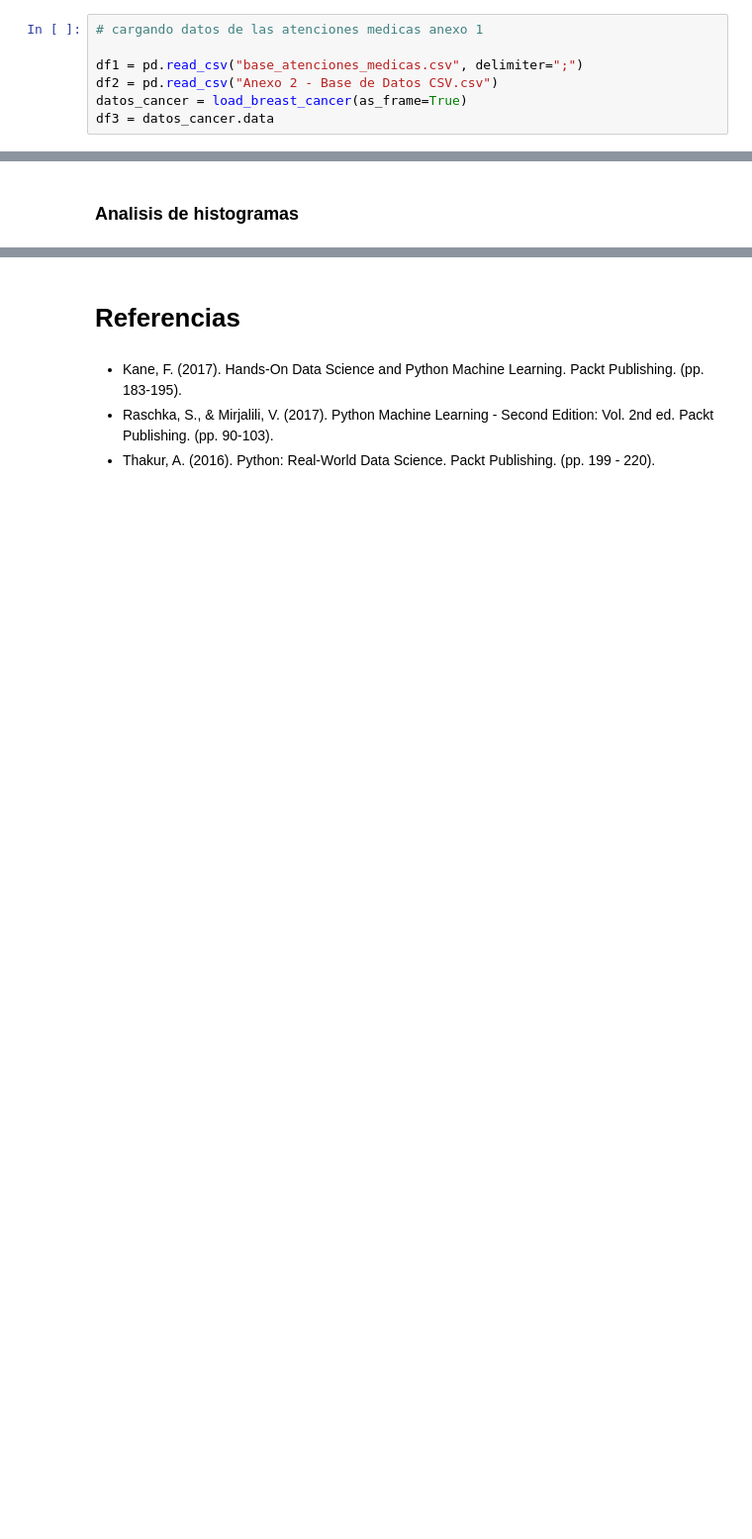
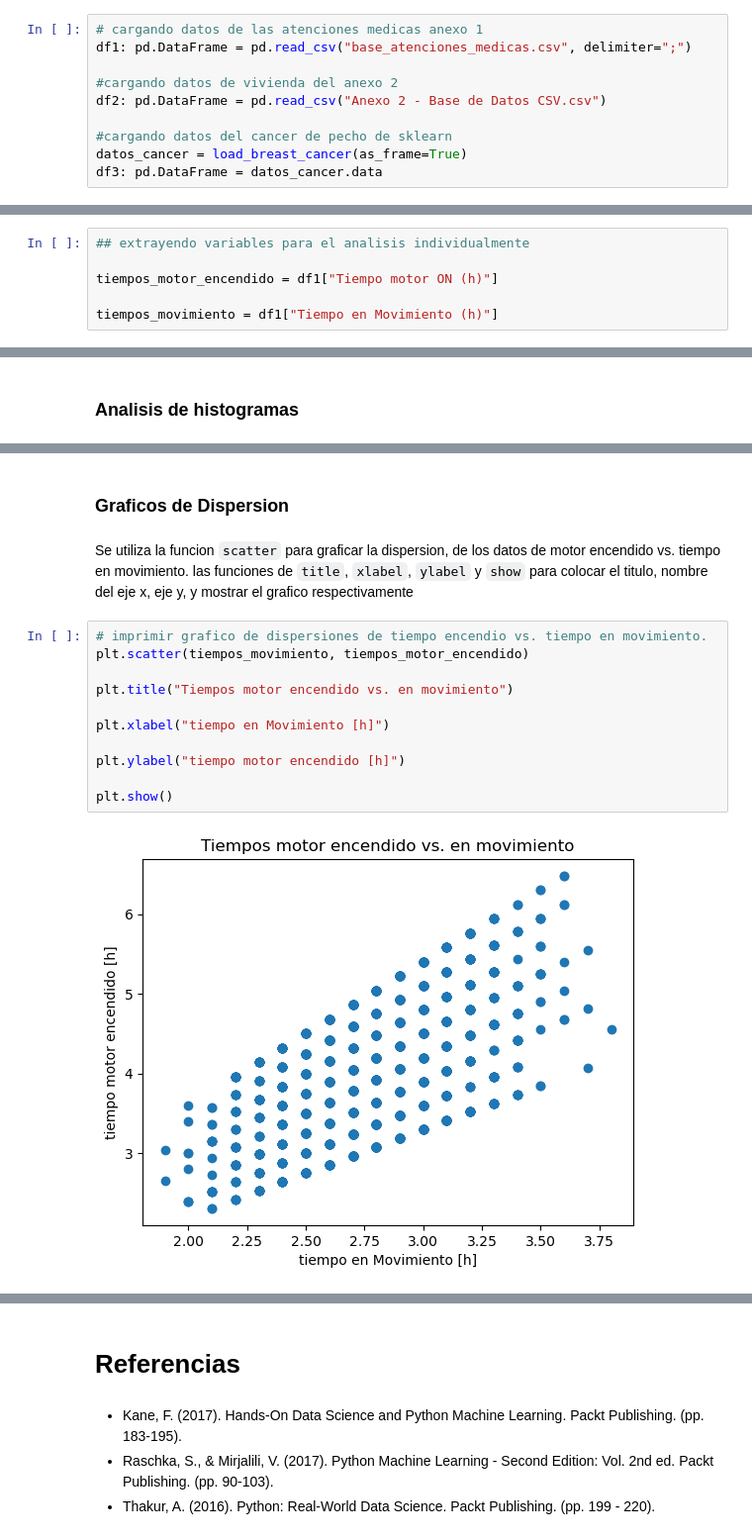
Before and after one commit to josejjgs1923/trabajos-pad, a Jupyter notebook: G13_JuanJoseGarciaSanchez_Tarea1.ipynb, the cells around one changed output, grey strips where cells are left out. Shown: that part at 99% size. Cells and saved outputs as stored; diff of their text form; blank space fills up the shorter version.

```diff
--- a/G13_JuanJoseGarciaSanchez_Tarea1.ipynb
+++ b/G13_JuanJoseGarciaSanchez_Tarea1.ipynb
@@ -84,7 +99,10 @@ el promedio de altura se ve sesgado por la altura de los hombre, que en general
 # %%
 # cargando datos de las atenciones medicas anexo 1
+df1: pd.DataFrame = pd.read_csv("base_atenciones_medicas.csv", delimiter=";")
 
-df1 = pd.read_csv("base_atenciones_medicas.csv", delimiter=";")
-df2 = pd.read_csv("Anexo 2 - Base de Datos CSV.csv")
+#cargando datos de vivienda del anexo 2
+df2: pd.DataFrame = pd.read_csv("Anexo 2 - Base de Datos CSV.csv")
+
+#cargando datos del cancer de pecho de sklearn
 datos_cancer = load_breast_cancer(as_frame=True)
-df3 = datos_cancer.data
+df3: pd.DataFrame = datos_cancer.data
@@ -192,0 +255,6 @@ plt.show()
+# %%
+## extrayendo variables para el analisis individualmente
+
+tiempos_motor_encendido = df1["Tiempo motor ON (h)"]
+
+tiempos_movimiento = df1["Tiempo en Movimiento (h)"]
@@ -224,0 +290,17 @@ Se puede ver que los graficos estan desplazados uno frente al otro, el de motor
+# %% [markdown]
+### Graficos de Dispersion
+# %% [markdown]
+Se utiliza la funcion `scatter` para graficar la dispersion, de los datos de motor encendido vs. tiempo en movimiento. las funciones de `title`, `xlabel`, `ylabel` y `show` para colocar el titulo, nombre del eje x, eje y, y mostrar el grafico respectivamente
+# %%
+# imprimir grafico de dispersiones de tiempo encendio vs. tiempo en movimiento.
+plt.scatter(tiempos_movimiento, tiempos_motor_encendido)
+
+plt.title("Tiempos motor encendido vs. en movimiento")
+
+plt.xlabel("tiempo en Movimiento [h]")
+
+plt.ylabel("tiempo motor encendido [h]")
+
+plt.show()
+# %% [output]
+[figure, added]
```
Also changed, not shown: parts of 38 cells of this notebook.
